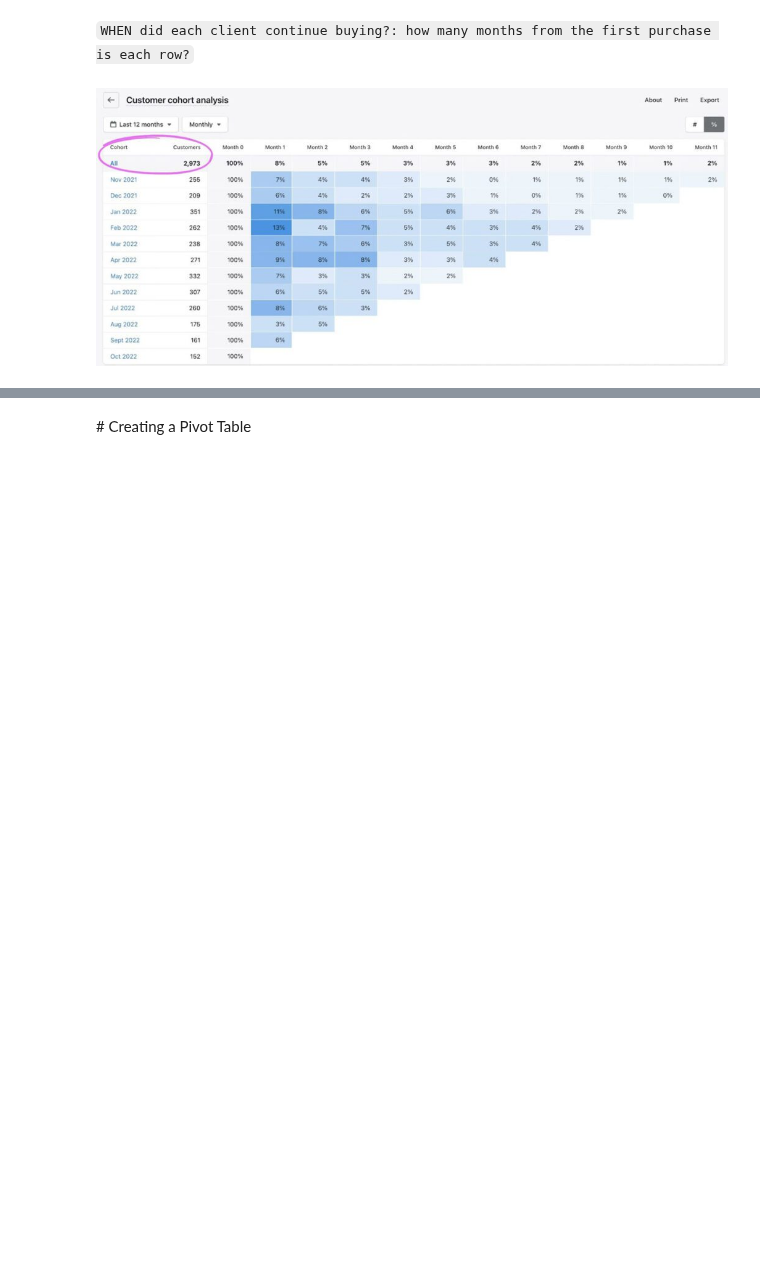
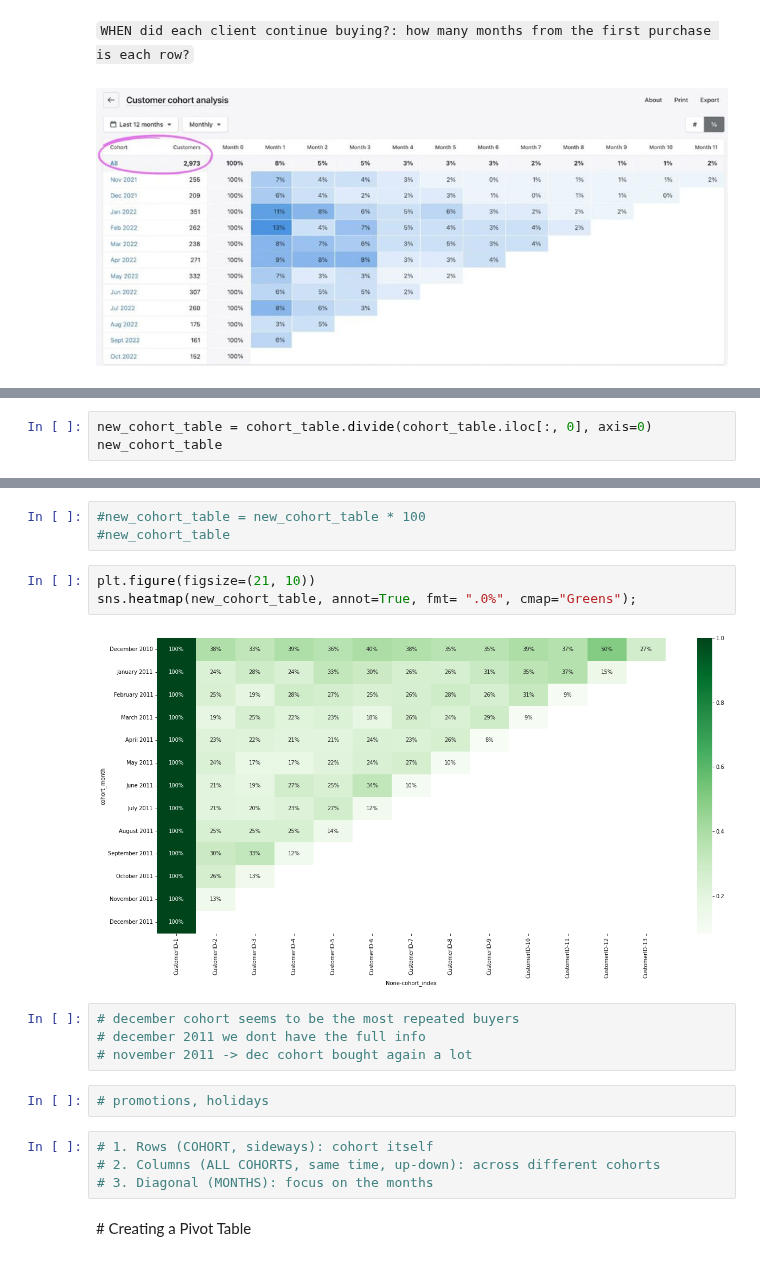
Before and after one commit to Ironhack-data-bcn-oct-2023/lectures, a Jupyter notebook: week-6/03 - Cohort analysis.ipynb, the cells around one changed output, grey strips where cells are left out. Saved outputs shown, nothing was run; the diff lists cells and outputs as text; blank space fills up the shorter version.

```diff
--- a/week-6/03 - Cohort analysis.ipynb
+++ b/week-6/03 - Cohort analysis.ipynb
@@ -238,0 +380,3 @@ df.sample(10)
+# %%
+new_cohort_table = cohort_table.divide(cohort_table.iloc[:, 0], axis=0)
+new_cohort_table
@@ -239,3 +400,21 @@ df.sample(10)
+# %%
+#new_cohort_table = new_cohort_table * 100
+#new_cohort_table
+# %%
+plt.figure(figsize=(21, 10))
+sns.heatmap(new_cohort_table, annot=True, fmt= ".0%", cmap="Greens");
+# %% [output]
+[figure, added]
+# %%
+# december cohort seems to be the most repeated buyers
+# december 2011 we dont have the full info
+# november 2011 -> dec cohort bought again a lot
+# %%
+# promotions, holidays
+# %%
+# 1. Rows (COHORT, sideways): cohort itself
+# 2. Columns (ALL COHORTS, same time, up-down): across different cohorts
+# 3. Diagonal (MONTHS): focus on the months
 # %% [markdown]
 # Creating a Pivot Table
 # %% [markdown]
```
Also changed, not shown: parts of 25 cells of this notebook.
